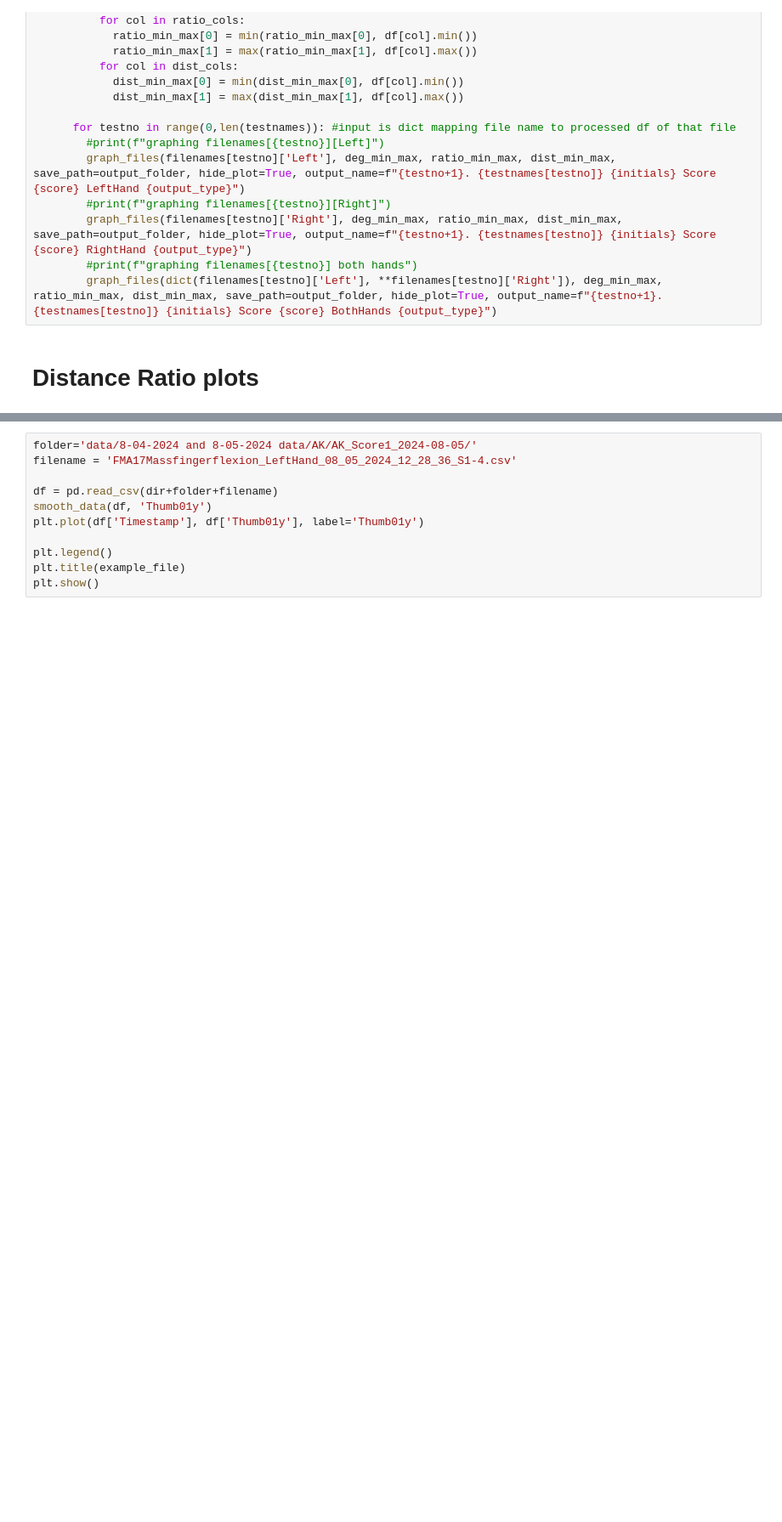
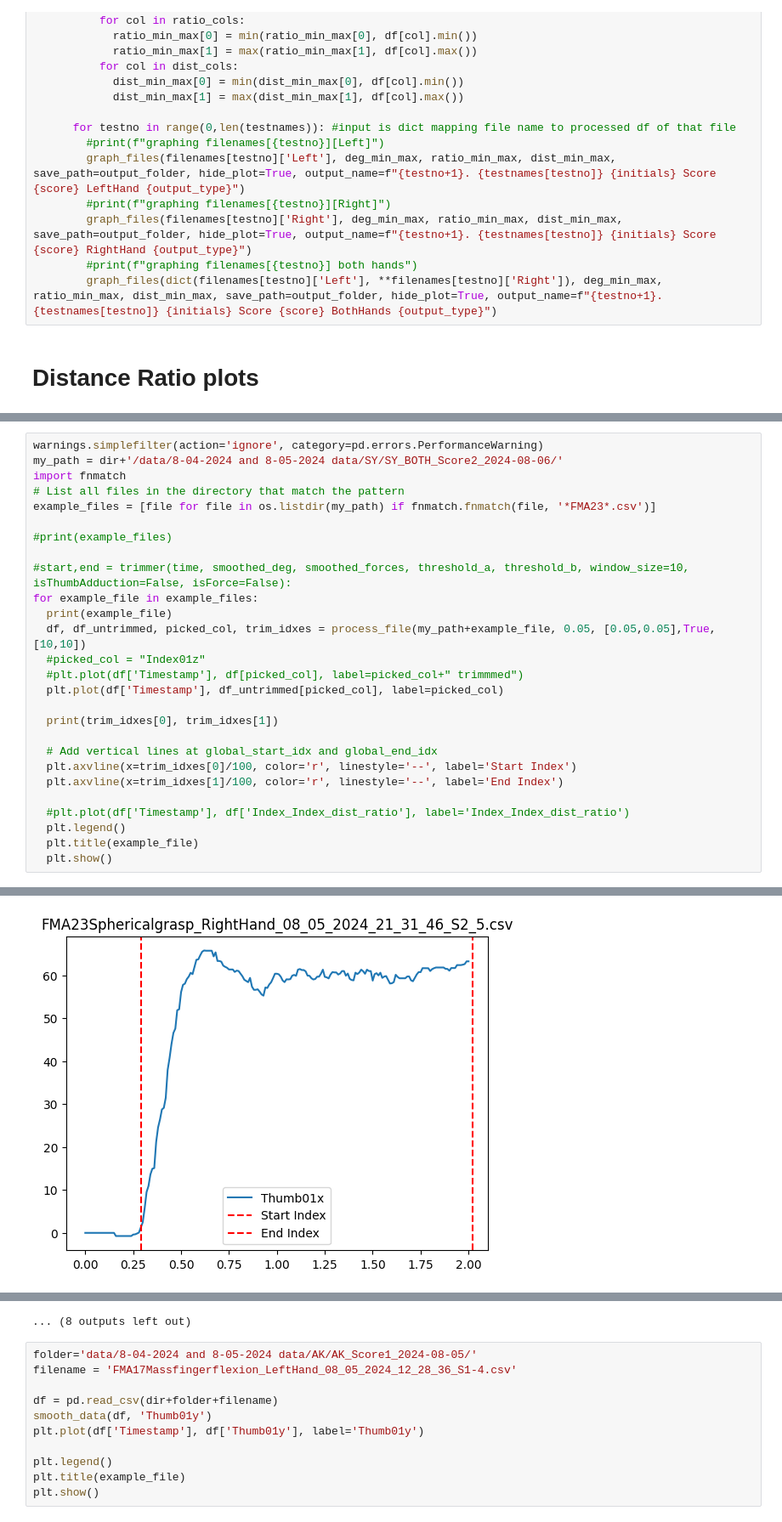
Before and after one commit to gracchen/bionics-lab-hand-plots, a Jupyter notebook: plots.ipynb, the cells around one changed output, grey strips where cells are left out. Shown: that part at 85% size. Saved outputs shown, nothing was run; the diff lists cells and outputs as text; blank space fills up the shorter version.

```diff
--- a/plots.ipynb
+++ b/plots.ipynb
@@ -837,0 +801,28 @@ flipping Thumb01y because 289/296 > 60%
+# %%
+warnings.simplefilter(action='ignore', category=pd.errors.PerformanceWarning)
+my_path = dir+'/data/8-04-2024 and 8-05-2024 data/SY/SY_BOTH_Score2_2024-08-06/'
+import fnmatch
+# List all files in the directory that match the pattern
+example_files = [file for file in os.listdir(my_path) if fnmatch.fnmatch(file, '*FMA23*.csv')]
+
+#print(example_files)
+
+#start,end = trimmer(time, smoothed_deg, smoothed_forces, threshold_a, threshold_b, window_size=10, isThumbAdduction=False, isForce=False):
+for example_file in example_files:
+  print(example_file)
+  df, df_untrimmed, picked_col, trim_idxes = process_file(my_path+example_file, 0.05, [0.05,0.05],True,[10,10])
+  #picked_col = "Index01z"
+  #plt.plot(df['Timestamp'], df[picked_col], label=picked_col+" trimmmed")
+  plt.plot(df['Timestamp'], df_untrimmed[picked_col], label=picked_col)
+
+  print(trim_idxes[0], trim_idxes[1])
+
+  # Add vertical lines at global_start_idx and global_end_idx
+  plt.axvline(x=trim_idxes[0]/100, color='r', linestyle='--', label='Start Index')
+  plt.axvline(x=trim_idxes[1]/100, color='r', linestyle='--', label='End Index')
+
+  #plt.plot(df['Timestamp'], df['Index_Index_dist_ratio'], label='Index_Index_dist_ratio')
+  plt.legend()
+  plt.title(example_file)
+  plt.show()
+# %% [output]
@@ -837,0 +846 @@ flipping Thumb01y because 289/296 > 60%
+[figure, added]
@@ -838,3 +937,4 @@ flipping Thumb01y because 289/296 > 60%
+... (8 outputs left out)
 # %%
 folder='data/8-04-2024 and 8-05-2024 data/AK/AK_Score1_2024-08-05/'
 filename = 'FMA17Massfingerflexion_LeftHand_08_05_2024_12_28_36_S1-4.csv'
```
Also changed, not shown: parts of 9 cells of this notebook.
